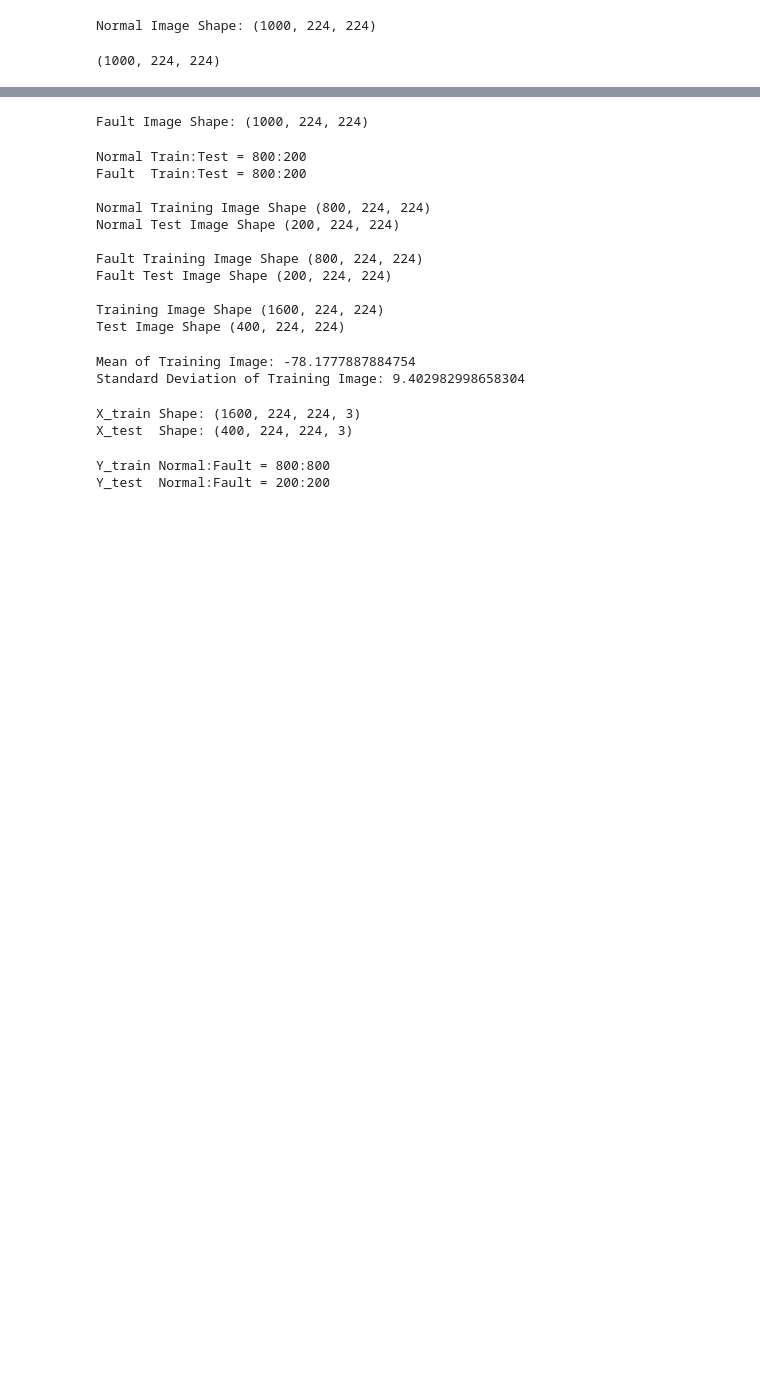
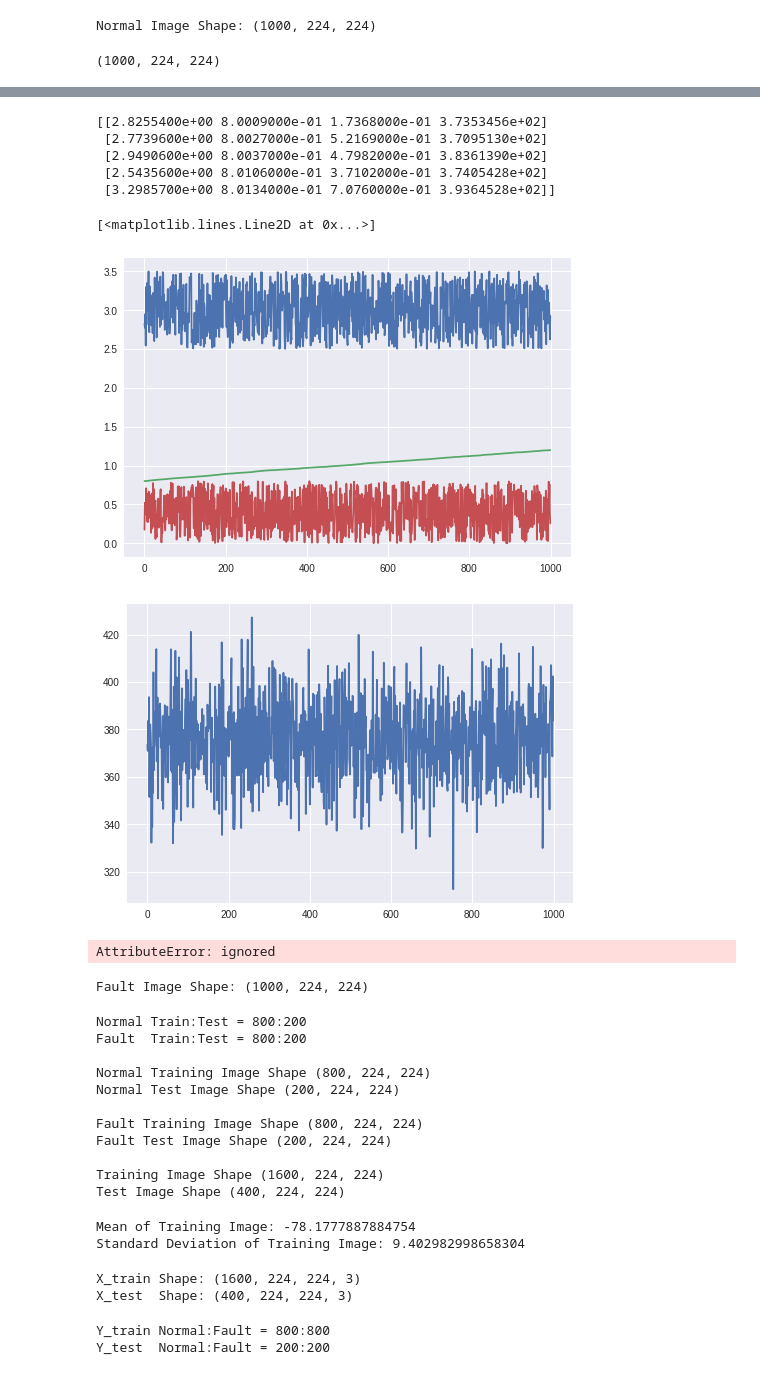
Before and after one commit to Joovvhan/ColabTest, a Jupyter notebook: Save Image With Label as NPZ.ipynb, the cells around one changed output, grey strips where cells are left out. Drawn from its saved outputs; the diff is of its cells as text; code cells hidden in the pictures; blank space fills up the shorter version.

```diff
--- a/Save Image With Label as NPZ.ipynb
+++ b/Save Image With Label as NPZ.ipynb
@@ -115,3 +258,29 @@ imgsNormal.shape
+# %%
+# labels_ = np.sort(labels, axis = 1)
+labels_ = np.asarray(sorted(labels, key=lambda index: index[1]))
+
+print(labels_[0:5])
+
+plt.figure()
+plt.plot(labels_[:, 0])
+plt.plot(labels_[:, 1])
+plt.plot(labels_[:, 2])
+
+plt.figure()
+plt.plot(labels_[:, 3])
+# %% [output]
+[[2.8255400e+00 8.0009000e-01 1.7368000e-01 3.7353456e+02]
+ [2.7739600e+00 8.0027000e-01 5.2169000e-01 3.7095130e+02]
+ [2.9490600e+00 8.0037000e-01 4.7982000e-01 3.8361390e+02]
+ [2.5435600e+00 8.0106000e-01 3.7102000e-01 3.7405428e+02]
+ [3.2985700e+00 8.0134000e-01 7.0760000e-01 3.9364528e+02]]
+[<matplotlib.lines.Line2D at 0x...>]
+[figure, added]
+[figure, added]
+# %%
+print(labels_.shape)
+# %% [output]
+AttributeError: ignored
 # %%
 # Execution confined with new varible names
 
```
Also changed, not shown: parts of 14 cells of this notebook.
